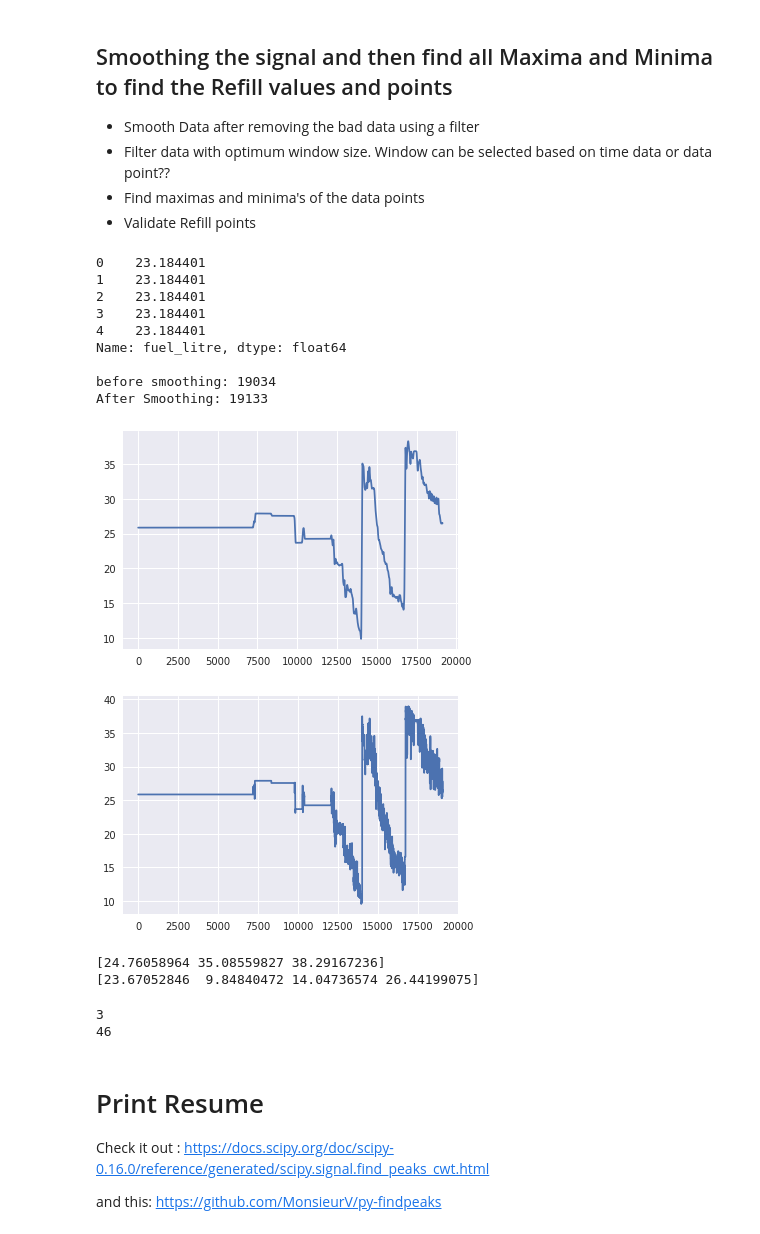
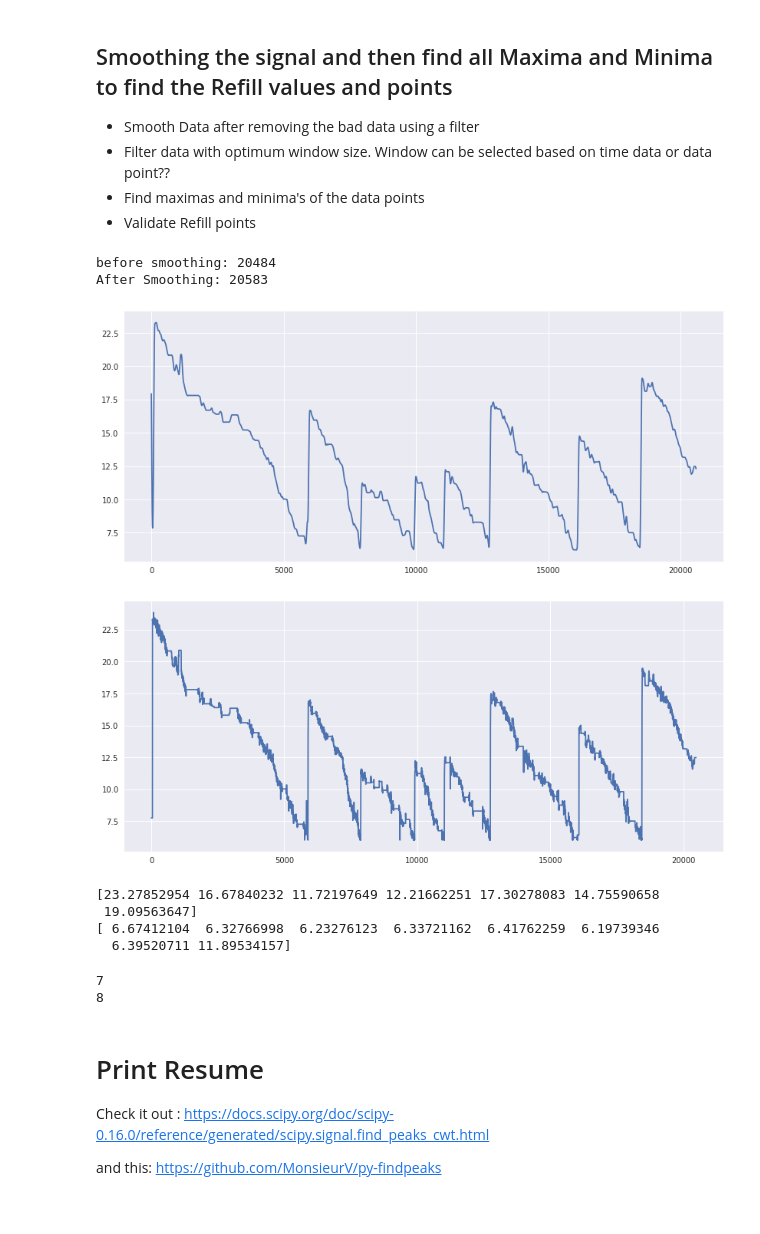
Before and after one commit to orionfoysal/vtsfuel, a Jupyter notebook: vts_fuel.ipynb, the cells around one changed output. Cells and saved outputs as stored; diff of their text form; code cells hidden in the pictures.

```diff
--- a/vts_fuel.ipynb
+++ b/vts_fuel.ipynb
@@ -352,7 +333,7 @@ Text(0.5,1,'Corrected Fuel Data')
 
 #find minimum value for comparing with current data
 
-fileName = '866192035971942.csv'
+fileName = 'files/fiveVolt/861001004631186_F-Premio.csv'
 
 df = pd.read_csv(fileName)
 # df.columns.values
@@ -522,30 +503,23 @@ def smooth(x,window_len=11,window='hanning'):
     y=numpy.convolve(w/w.sum(),s,mode='valid')
     return y
 # %%
-df = pd.read_csv('/home/orion/git_projects/files/861001003463219_X-COROLLA.csv')
-print(df.fuel_litre.head())
+# df = pd.read_csv('/home/orion/git_projects/files/861001003463219_X-COROLLA.csv')
+# print(df.fuel_litre.head())
 
-arr = np.array(df.fuel_litre)
+# arr = np.array(df.fuel_litre)
 arr = np.array(z)
 
 y = smooth(arr,100,'hanning')
 plt.plot(y)
 plt.figure()
 plt.plot(arr)
 
 print('\nbefore smoothing: {}\nAfter Smoothing: {}'.format(len(arr), len(y)))
 # %% [output]
-0    23.184401
-1    23.184401
-2    23.184401
-3    23.184401
-4    23.184401
-Name: fuel_litre, dtype: float64
-
-before smoothing: 19034
-After Smoothing: 19133
+before smoothing: 20484
+After Smoothing: 20583
-[figure, old version]
+[figure, new version]
-[figure, old version]
+[figure, new version]
 # %%
 def customFuelCompare(x1,x2):
     return x1>x2
@@ -574,14 +548,16 @@ minims = x[argrelextrema(x, np.less, order=1000)[0]]
 print((maxims))
 print(minims)
 # %% [output]
-[24.76058964 35.08559827 38.29167236]
-[23.67052846  9.84840472 14.04736574 26.44199075]
+[23.27852954 16.67840232 11.72197649 12.21662251 17.30278083 14.75590658
+ 19.09563647]
+[ 6.67412104  6.32766998  6.23276123  6.33721162  6.41762259  6.19739346
+  6.39520711 11.89534157]
 # %%
 print(len(maxims))
 print(len(minims))
 # %% [output]
-3
-46
+7
+8
 # %% [markdown]
 # Print Resume
 
```
Also changed, not shown: parts of 14 cells of this notebook.
